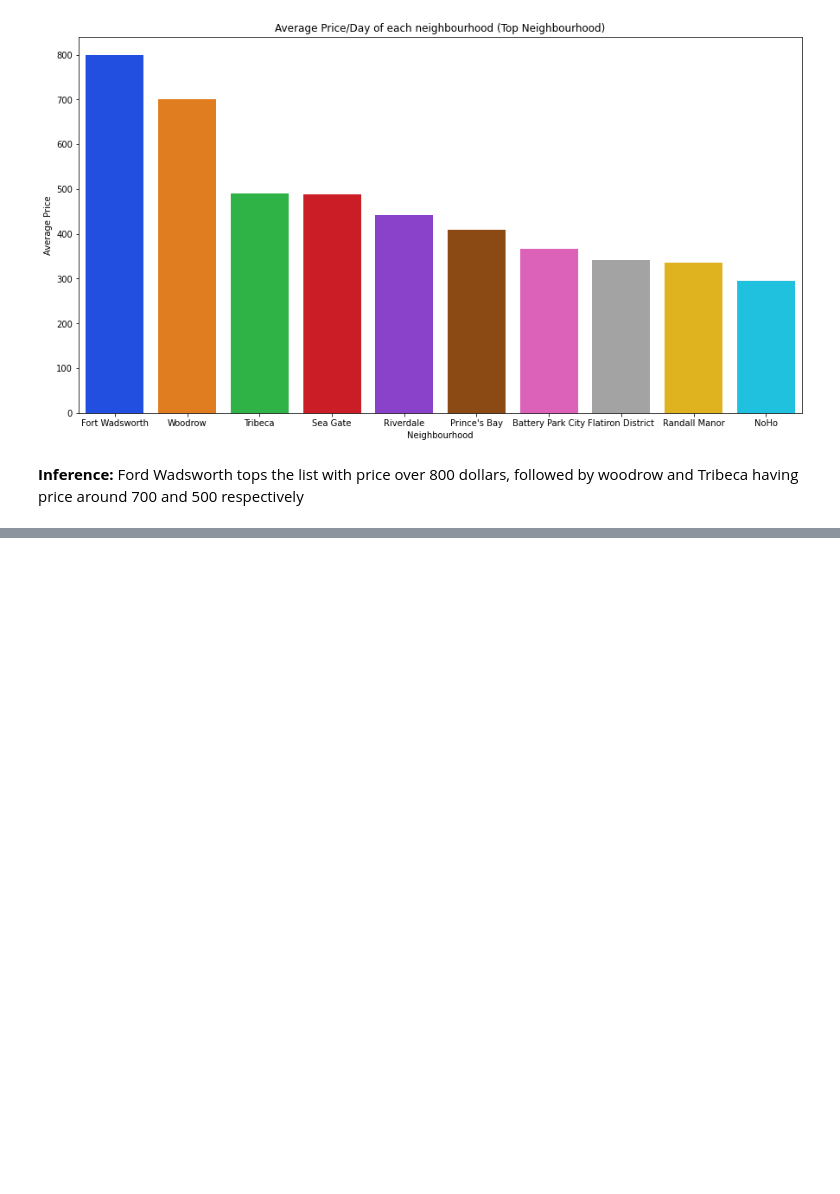
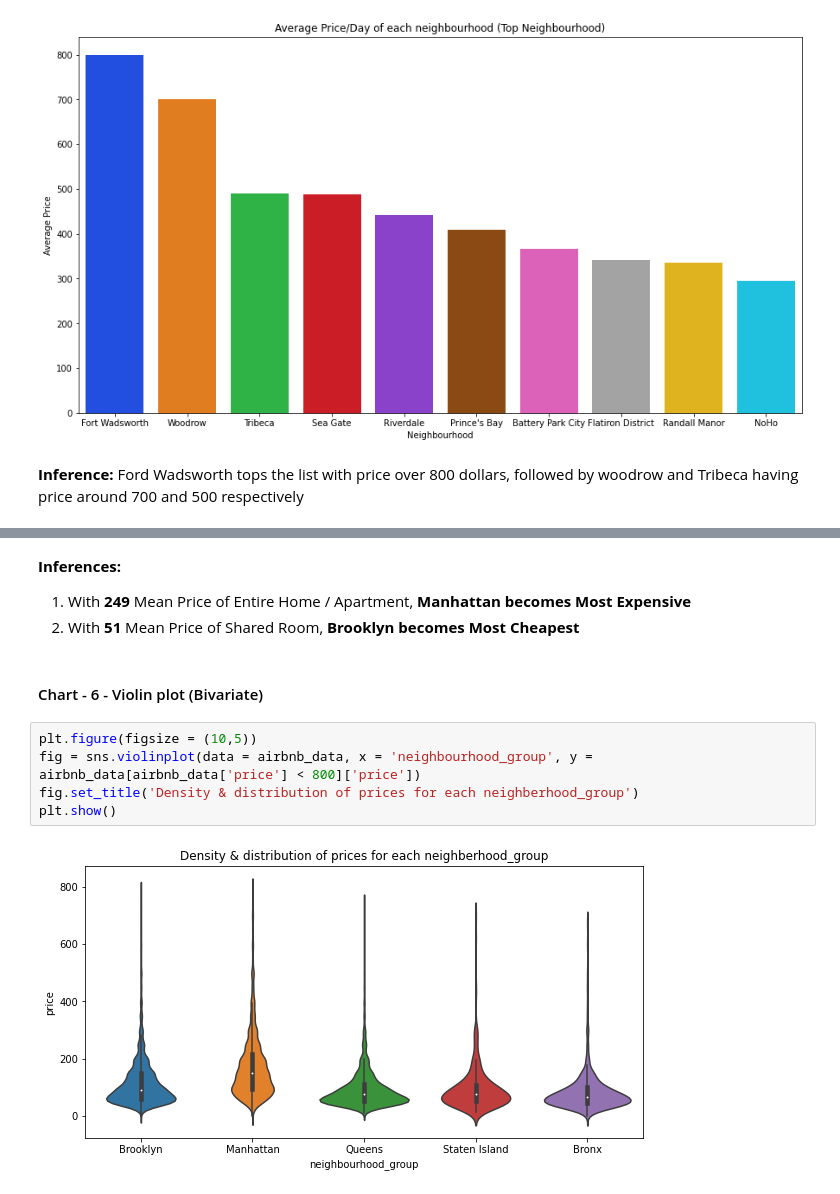
Before and after one commit to v1git12/Capstone-Project-1---AirBnb-Booking-Analysis, a Jupyter notebook: AirBnb_Booking_Analysis.ipynb, the cells around one changed output, grey strips where cells are left out. Cells and saved outputs as stored; diff of their text form; blank space fills up the shorter version.

```diff
--- a/AirBnb_Booking_Analysis.ipynb
+++ b/AirBnb_Booking_Analysis.ipynb
@@ -623,0 +641,13 @@ plt.show()
+# %% [markdown]
+**Inferences:**
+1. With **249** Mean Price of Entire Home / Apartment,  **Manhattan becomes Most Expensive**
+2. With **51** Mean Price of Shared Room,  **Brooklyn becomes Most Cheapest**
+# %% [markdown]
+#### Chart - 6 - Violin plot (Bivariate)
+# %%
+plt.figure(figsize = (10,5))
+fig = sns.violinplot(data = airbnb_data, x = 'neighbourhood_group', y = airbnb_data[airbnb_data['price'] < 800]['price'])
+fig.set_title('Density & distribution of prices for each neighberhood_group')
+plt.show()
+# %% [output]
+[figure, added]
```
Also changed, not shown: parts of 22 cells of this notebook.
